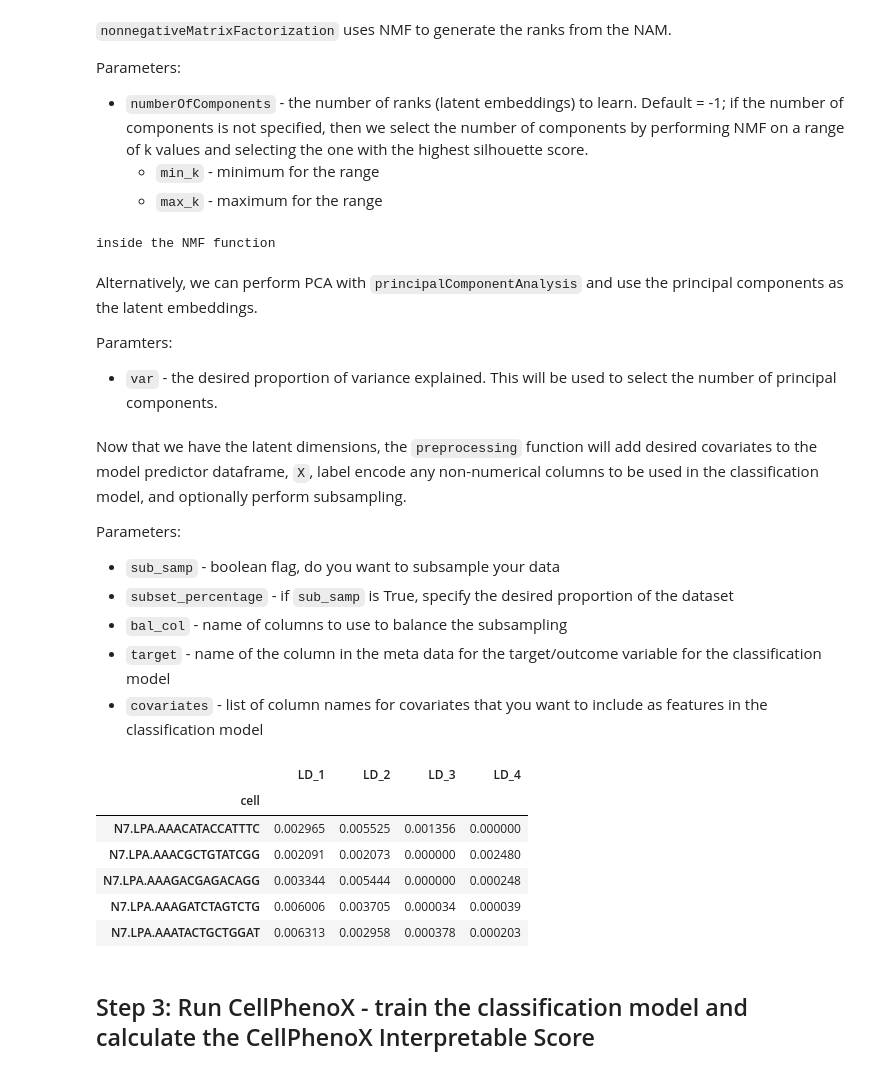
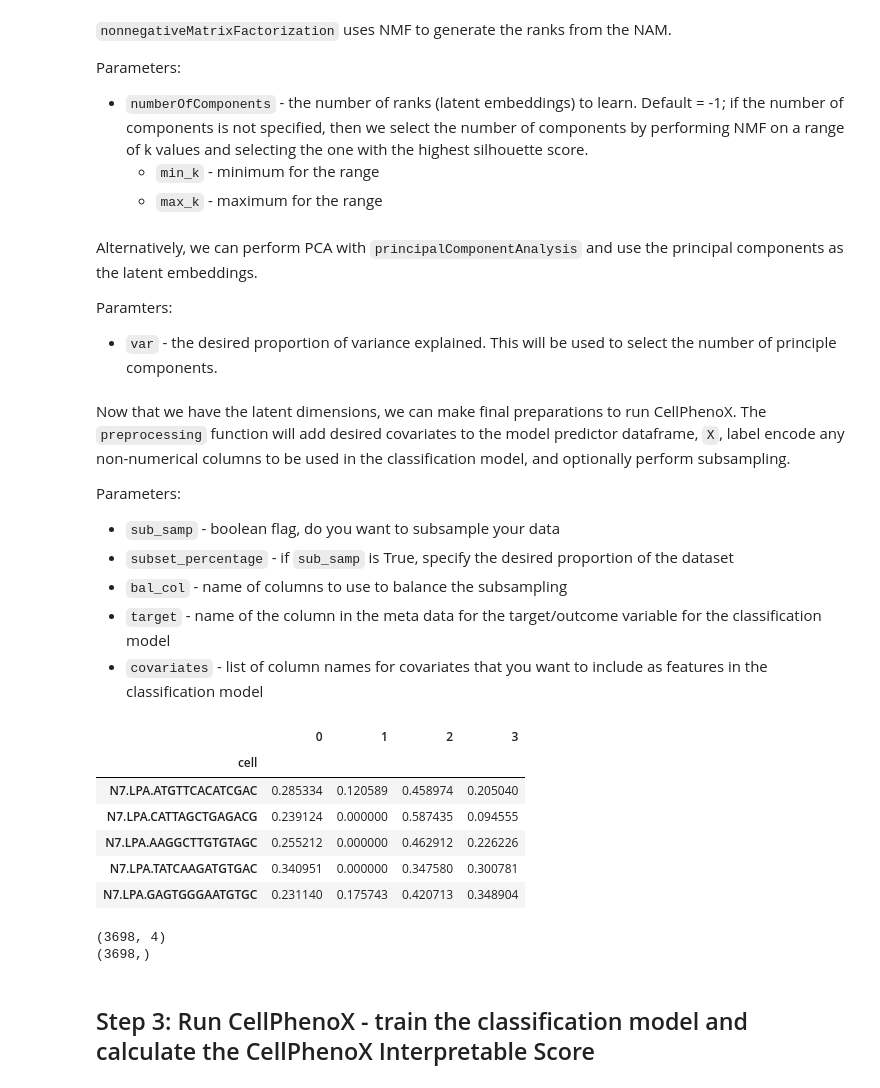
Before and after one commit to fanzhanglab/pyCellPhenoX, a Jupyter notebook: vignettes/apply_cellphenoX_inflamed_uc_fibroblast.ipynb, the cells around one changed output. Cells and saved outputs as stored; diff of their text form; code cells hidden in the pictures.

```diff
--- a/vignettes/apply_cellphenoX_inflamed_uc_fibroblast.ipynb
+++ b/vignettes/apply_cellphenoX_inflamed_uc_fibroblast.ipynb
@@ -35,0 +15,8 @@ output_path = "./example_output/"
+# %%
+# paths to expression data and meta data files
+expression_file = "/example_UC_data/fibroblast_exp.csv"
+meta_file = "/example_UC_data/fibroblast_met.csv"
+output_path = "/output/"
+# read in data
+expression_mat = pd.read_csv(expression_file, index_col=0)
+meta = pd.read_csv(meta_file, index_col=0)
@@ -43,9 +51,4 @@ Parameters:
 - `meta` - corresponding meta data where columns are categories
 - `sampleid` - the name of the column in meta that has the individual/subject identification
 # %%
-#nam = neighborhoodAbundanceMatrix(expression_mat=expression_mat, meta_data=meta, sampleid="sample")
+nam = neighborhoodAbundanceMatrix(expression_mat=expression_mat, meta_data=meta, sampleid="sampleid")
-# %%
-# nam_file = "https://olucdenver-my.sharepoint.com/:x:/g/personal/jade_young_cuanschutz_edu/EZ_TyABgKxVNqJyQlVnWgm8Byj0_5p5vAdwuLrJQbt8W5Q?e=mDoK2t"
-nam_file = "/Users/zhanglab_mac2/Library/CloudStorage/OneDrive-TheUniversityofColoradoDenver/Zhang_Lab/Manuscripts/CellPhenoX/Data/UC/NAM_cellXnbhd.csv"
-nam = pd.read_csv(nam_file, index_col=0)
-nam.head()
@@ -68,11 +63,3 @@ Parameters:
 - `numberOfComponents` - the number of ranks (latent embeddings) to learn. Default = -1; if the number of components is not specified, then we select the number of components by performing NMF on a range of k values and selecting the one with the highest silhouette score.
     - `min_k` - minimum for the range
     - `max_k` - maximum for the range
-# %%
-# get the latent dimensions using NMF
-# Note: We suggest setting a random seed to ensure reproducibility. NMF can generate potentially different latent
-# components given that the results are not global optimal.
-# In another notebook, we demonstrate that PCA can be used as well, depending on user preference.
-latent_features = pyCellPhenoX.nonnegativeMatrixFactorization(nam, numberOfComponents=4, min_k=3, max_k=5)
-# %% [output]
-inside the NMF function
@@ -80,12 +70,12 @@ inside the NMF function
 Alternatively, we can perform PCA with `principalComponentAnalysis` and use the principal components as the latent embeddings.
 
 Paramters:
-- `var` - the desired proportion of variance explained. This will be used to select the number of principal components.
+- `var` - the desired proportion of variance explained. This will be used to select the number of principle components.
 # %%
-# proportion_var_explained = 0.9
-# latent_features = pyCellPhenoX.principalComponentAnalysis(nam, var=proportion_var_explained)
+proportion_var_explained = 0.9
+latent_features = principalComponentAnalysis(nam, var=proportion_var_explained)
 # %% [markdown]
-Now that we have the latent dimensions, the `preprocessing` function will add desired covariates to the model predictor dataframe, `X`, label encode any non-numerical columns to be used in the classification model, and optionally perform subsampling.
+Now that we have the latent dimensions, we can make final preparations to run CellPhenoX. The `preprocessing` function will add desired covariates to the model predictor dataframe, `X`, label encode any non-numerical columns to be used in the classification model, and optionally perform subsampling.
 
 Parameters:
 - `sub_samp` - boolean flag, do you want to subsample your data
@@ -94,16 +84,23 @@ Parameters:
 - `target` -  name of the column in the meta data for the target/outcome variable for the classification model
 - `covariates` - list of column names for covariates that you want to include as features in the classification model
 # %%
-X,y = pyCellPhenoX.preprocessing(latent_features, meta, sub_samp=False, bal_col=["subject_id", "cell_type", "disease"], subset_percentage=0.25 , target="disease", covariates=[], interaction_covs=[])
+# then, set up the input data for CellPhenoX
+X,y = preprocessing(latent_features, meta, sub_samp=False, bal_col=["subject_id", "cell_type", "disease"], subset_percentage=0.25 , target="disease", covariates=[], interaction_covs=[])
 X.head()
 # %% [output]
-|  | LD_1 | LD_2 | LD_3 | LD_4 |
+|  | 0 | 1 | 2 | 3 |
 | cell |  |  |  |  |
-| N7.LPA.AAACATACCATTTC | 0.002965 | 0.005525 | 0.001356 | 0.000000 |
-| N7.LPA.AAACGCTGTATCGG | 0.002091 | 0.002073 | 0.000000 | 0.002480 |
-| N7.LPA.AAAGACGAGACAGG | 0.003344 | 0.005444 | 0.000000 | 0.000248 |
-| N7.LPA.AAAGATCTAGTCTG | 0.006006 | 0.003705 | 0.000034 | 0.000039 |
-| N7.LPA.AAATACTGCTGGAT | 0.006313 | 0.002958 | 0.000378 | 0.000203 |
+| N7.LPA.ATGTTCACATCGAC | 0.285334 | 0.120589 | 0.458974 | 0.205040 |
+| N7.LPA.CATTAGCTGAGACG | 0.239124 | 0.000000 | 0.587435 | 0.094555 |
+| N7.LPA.AAGGCTTGTGTAGC | 0.255212 | 0.000000 | 0.462912 | 0.226226 |
+| N7.LPA.TATCAAGATGTGAC | 0.340951 | 0.000000 | 0.347580 | 0.300781 |
+| N7.LPA.GAGTGGGAATGTGC | 0.231140 | 0.175743 | 0.420713 | 0.348904 |
+# %%
+print(X.shape)
+print(y.shape)
+# %% [output]
+(3698, 4)
+(3698,)
 # %% [markdown]
 ## Step 3: Run CellPhenoX - train the classification model and calculate the CellPhenoX Interpretable Score
 # %% [markdown]
```
Also changed, not shown: parts of 28 cells of this notebook, 13 other files.
